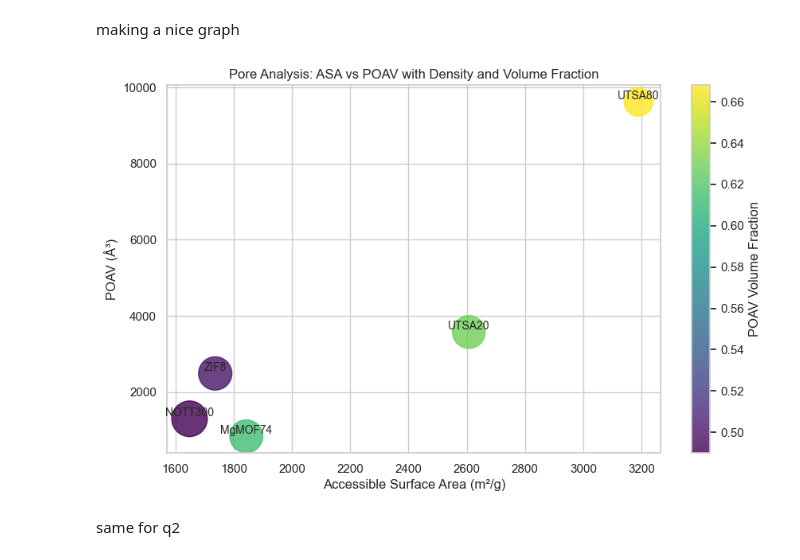
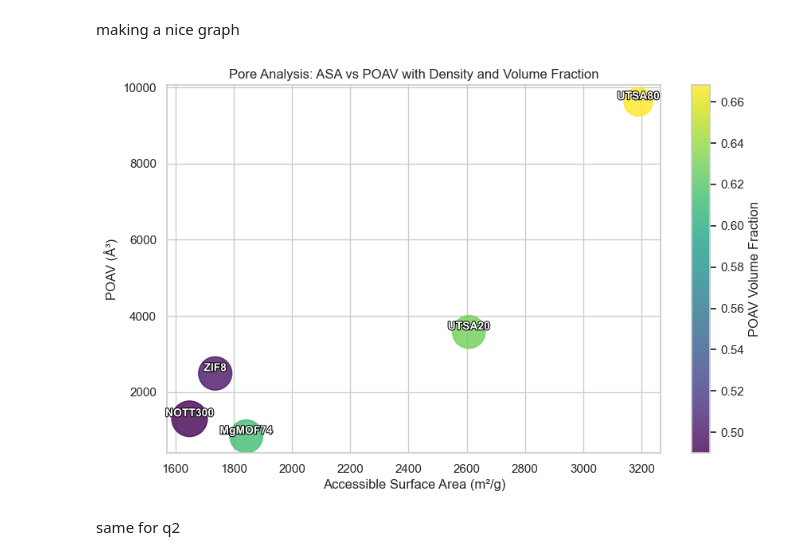
Before and after one commit to LucasEiche/ModLab_groupK, a Jupyter notebook: Project 2/data_extraction.ipynb, the cells around one changed output. Drawn from its saved outputs; the diff is of its cells as text; code cells hidden in the pictures.

Commit message:
made the graph nicer

```diff
--- a/Project 2/data_extraction.ipynb
+++ b/Project 2/data_extraction.ipynb
@@ -49,39 +49,49 @@ summary_df.to_csv("pore_analysis_summary.csv", index=False)
 # %% [markdown]
 making a nice graph
 # %%
-import pandas as pd
 import matplotlib.pyplot as plt
 import seaborn as sns
+import pandas as pd
+import matplotlib.patheffects as path_effects
 
-# Example data (from your summary)
+# (same data)
 data = {
     "Material": ["MgMOF74","NOTT300","UTSA20","UTSA80","ZIF8"],
     "Density": [0.88628, 1.03926, 0.88240, 0.67822, 0.90957],
     "ASA_m2/g": [1842.96, 1648.23, 2607.10, 3188.86, 1736.33],
     "POAV_A3": [837.20, 1297.11, 3575.36, 9619.78, 2488.25],
     "POAV_Volume_fraction": [0.61368, 0.48999, 0.62907, 0.66798, 0.49906]
 }
 df = pd.DataFrame(data)
 
 sns.set(style="whitegrid")
 plt.figure(figsize=(10,6))
 
 scatter = plt.scatter(
     df["ASA_m2/g"], df["POAV_A3"],
-    s=df["Density"]*1000,  # bubble size proportional to density
+    s=df["Density"]*1000,
     c=df["POAV_Volume_fraction"], cmap="viridis", alpha=0.8
 )
 
 for i, txt in enumerate(df["Material"]):
-    plt.annotate(txt, (df["ASA_m2/g"][i], df["POAV_A3"][i]), fontsize=10, ha="center", va="bottom")
+    text = plt.annotate(
+        txt,
+        (df["ASA_m2/g"][i], df["POAV_A3"][i]),
+        fontsize=10, ha="center", va="bottom", color="white", weight="bold"
+    )
+    # Add black outline to make label readable on any color
+    text.set_path_effects([
+        path_effects.Stroke(linewidth=1.5, foreground='black'),
+        path_effects.Normal()
+    ])
 
 plt.colorbar(scatter, label="POAV Volume Fraction")
 plt.xlabel("Accessible Surface Area (m²/g)")
 plt.ylabel("POAV (Å³)")
 plt.title("Pore Analysis: ASA vs POAV with Density and Volume Fraction")
 plt.show()
 # %% [output]
-[figure, old version]
+[figure, new version]
 # %% [markdown]
 same for q2
 # %%
```
